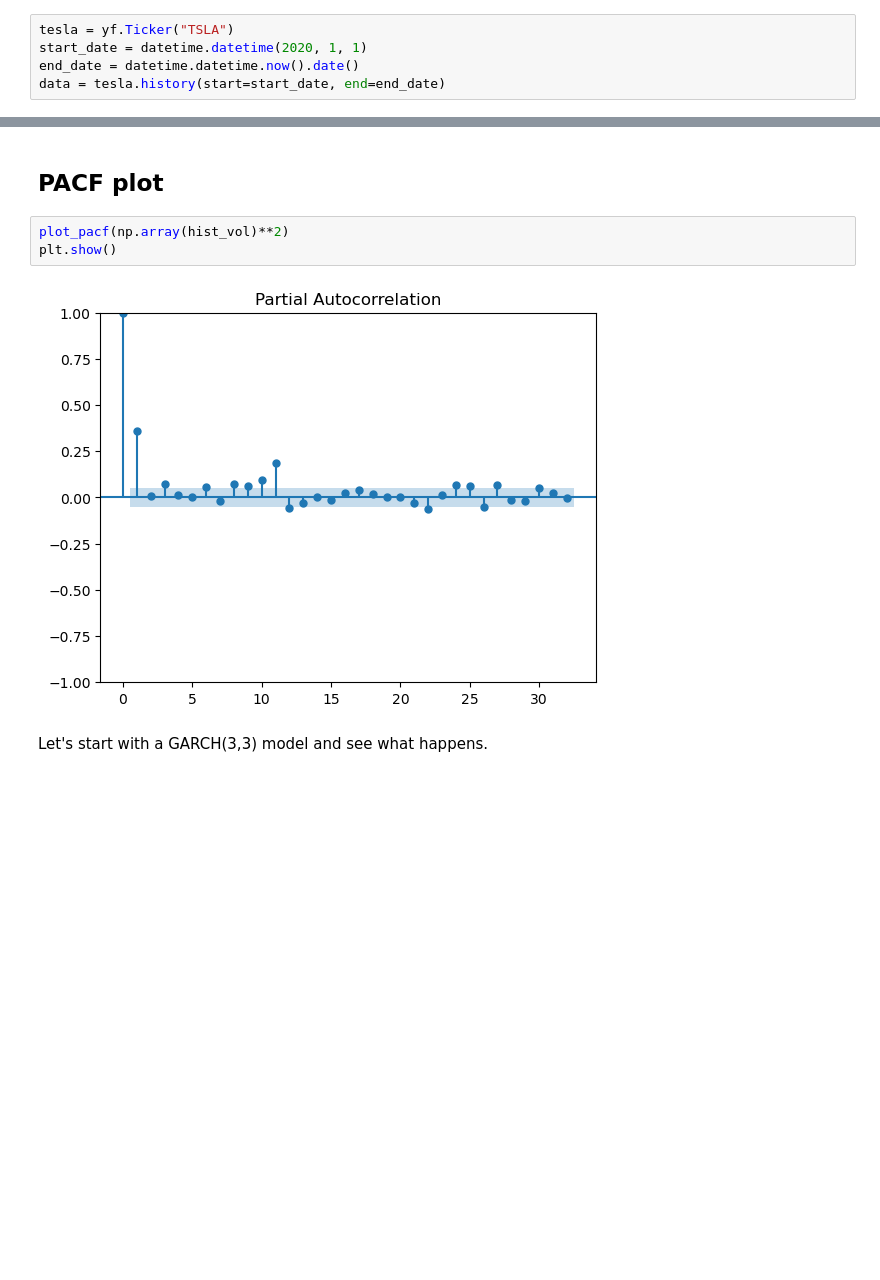
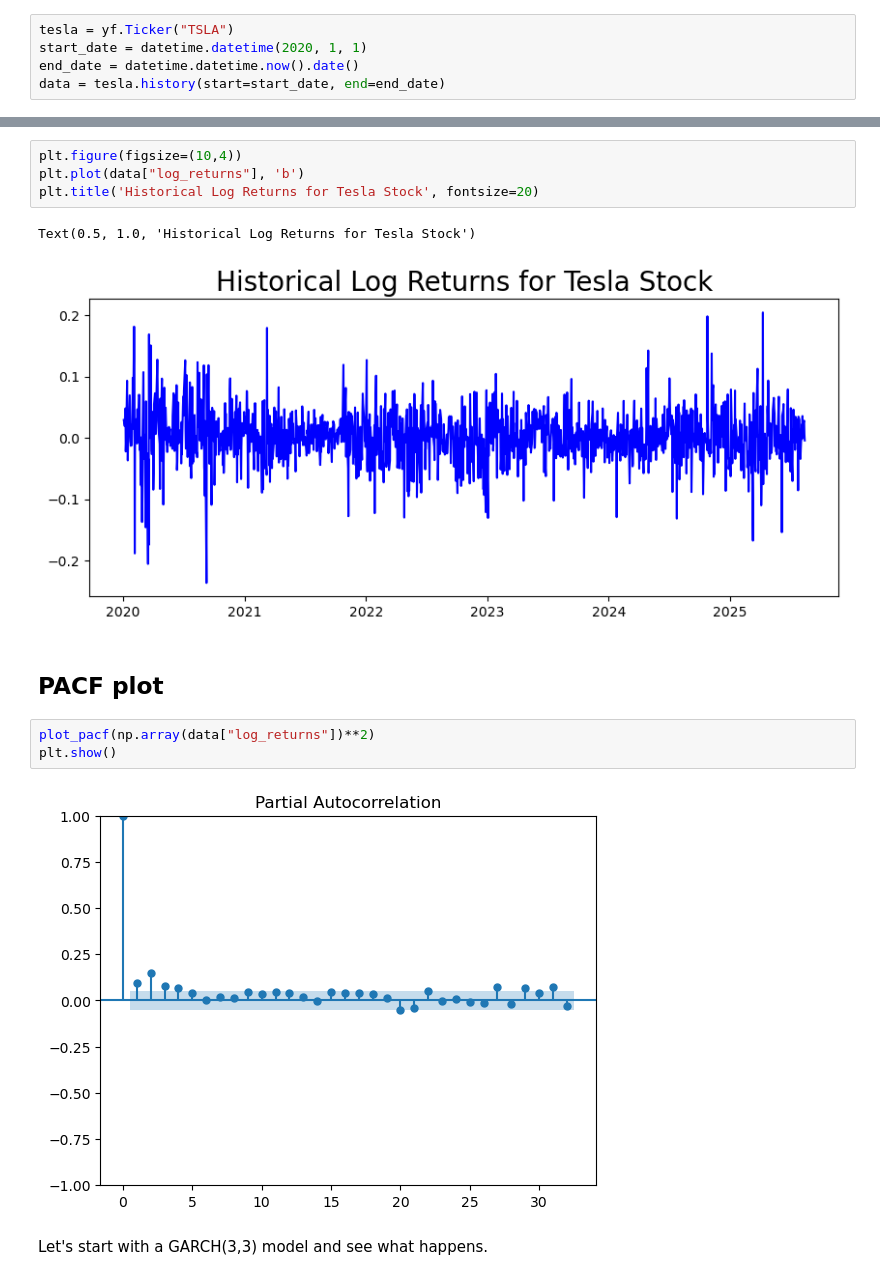
Before and after one commit to SeanDisaro/QuantCodingProjects, a Jupyter notebook: TeslaOptionPriceGARCH.ipynb, the cells around one changed output, grey strips where cells are left out. Drawn from its saved outputs; the diff is of its cells as text; blank space fills up the shorter version.

```diff
--- a/TeslaOptionPriceGARCH.ipynb
+++ b/TeslaOptionPriceGARCH.ipynb
@@ -75,10 +88,17 @@ Text(0.5, 1.0, 'Historical Volatility for Tesla stock')
+# %%
+plt.figure(figsize=(10,4))
+plt.plot(data["log_returns"], 'b')
+plt.title('Historical Log Returns for Tesla Stock', fontsize=20)
+# %% [output]
+Text(0.5, 1.0, 'Historical Log Returns for Tesla Stock')
+[figure, added]
 # %% [markdown]
 ## PACF plot
 # %%
-plot_pacf(np.array(hist_vol)**2)
+plot_pacf(np.array(data["log_returns"])**2)
 plt.show()
 # %% [output]
-[figure, old version]
+[figure, new version]
 # %% [markdown]
 Let's start with a GARCH(3,3) model and see what happens.
 # %% [markdown]
```
Also changed, not shown: parts of 47 cells of this notebook, 3 other files.
